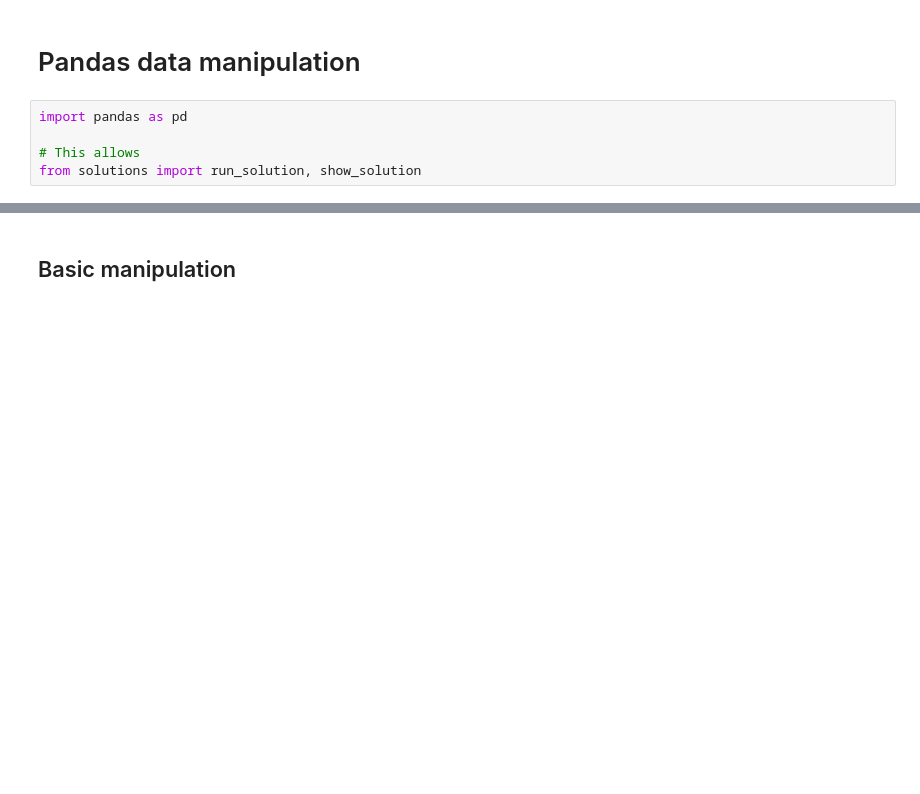
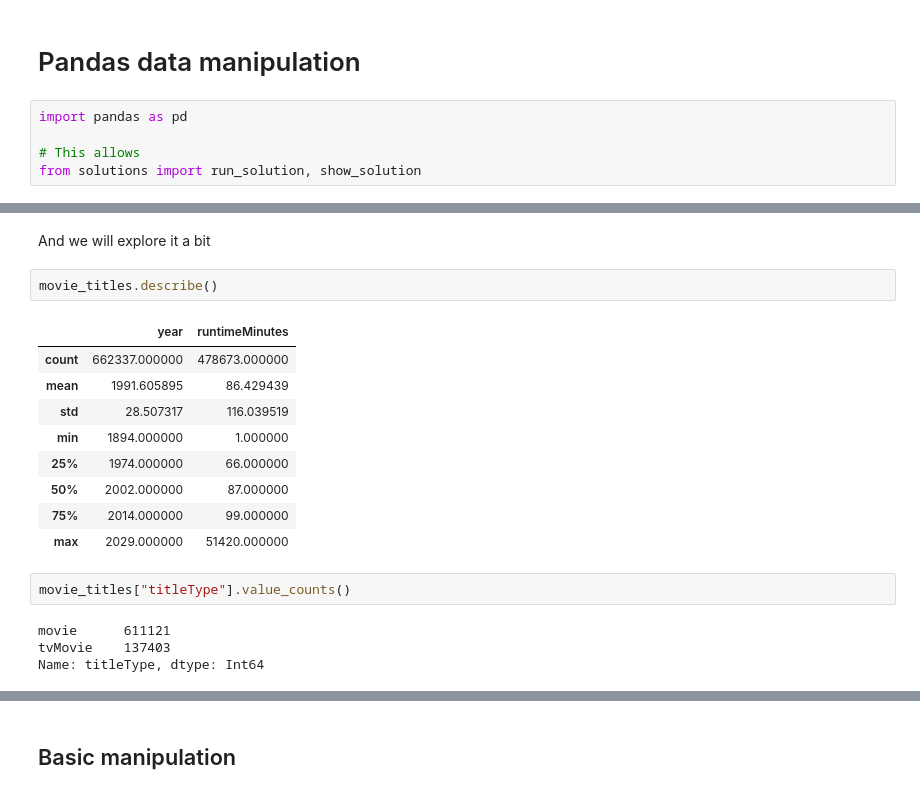
Before and after one commit to janpipek/pandas-watching-movies, a Jupyter notebook: notebooks/pandas-data-manipulation.ipynb, the cells around one changed output, grey strips where cells are left out. Saved outputs shown, nothing was run; the diff lists cells and outputs as text; blank space fills up the shorter version.

```diff
--- a/notebooks/pandas-data-manipulation.ipynb
+++ b/notebooks/pandas-data-manipulation.ipynb
@@ -26,0 +25,20 @@ movie_titles
+# %% [markdown]
+And we will explore it a bit
+# %%
+movie_titles.describe()
+# %% [output]
+|  | year | runtimeMinutes |
+| count | 662337.000000 | 478673.000000 |
+| mean | 1991.605895 | 86.429439 |
+| std | 28.507317 | 116.039519 |
+| min | 1894.000000 | 1.000000 |
+| 25% | 1974.000000 | 66.000000 |
+| 50% | 2002.000000 | 87.000000 |
+| 75% | 2014.000000 | 99.000000 |
+| max | 2029.000000 | 51420.000000 |
+# %%
+movie_titles["titleType"].value_counts()
+# %% [output]
+movie      611121
+tvMovie    137403
+Name: titleType, dtype: Int64
```
Also changed, not shown: parts of 14 cells of this notebook, 2 other files.
